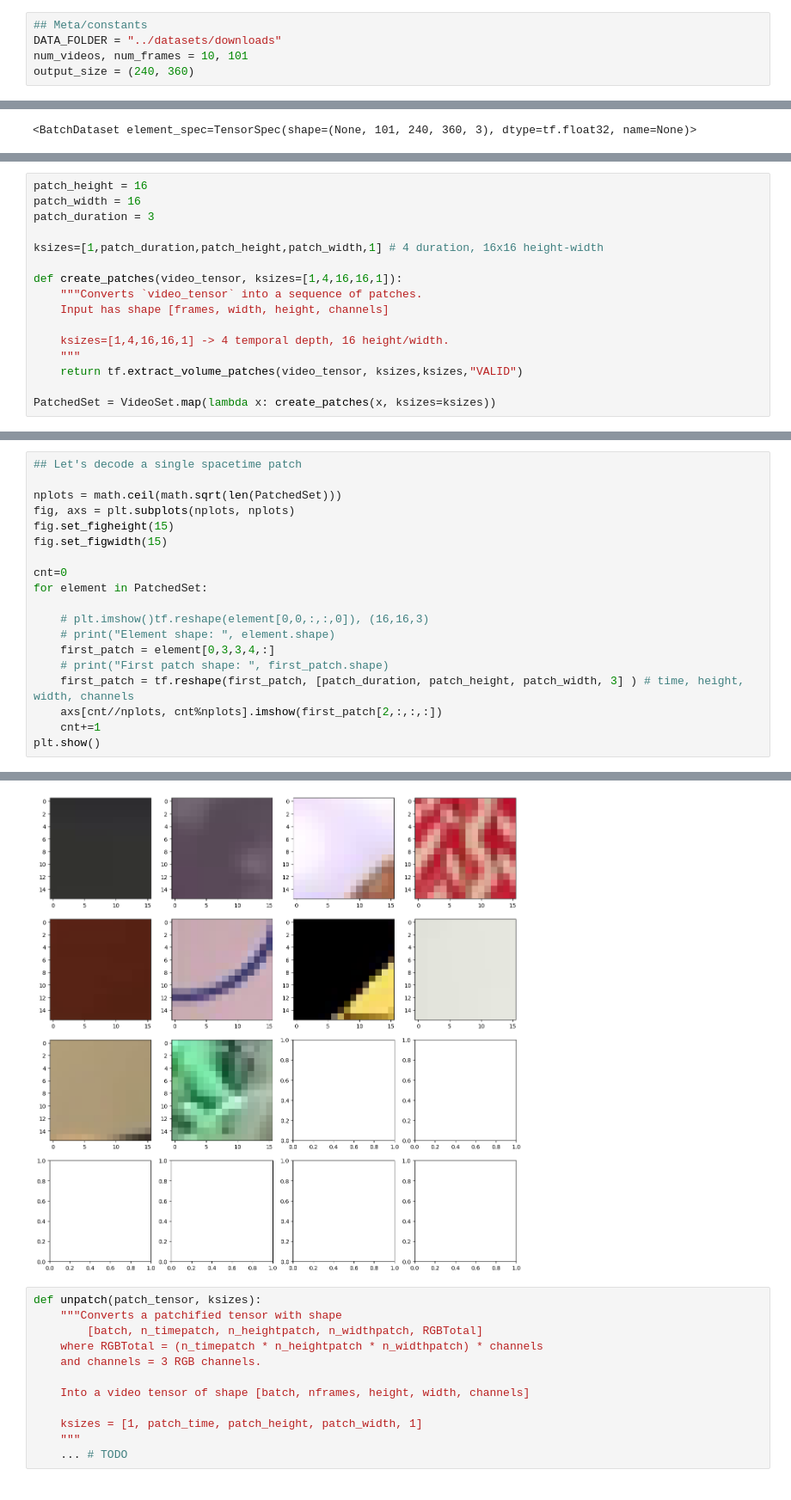
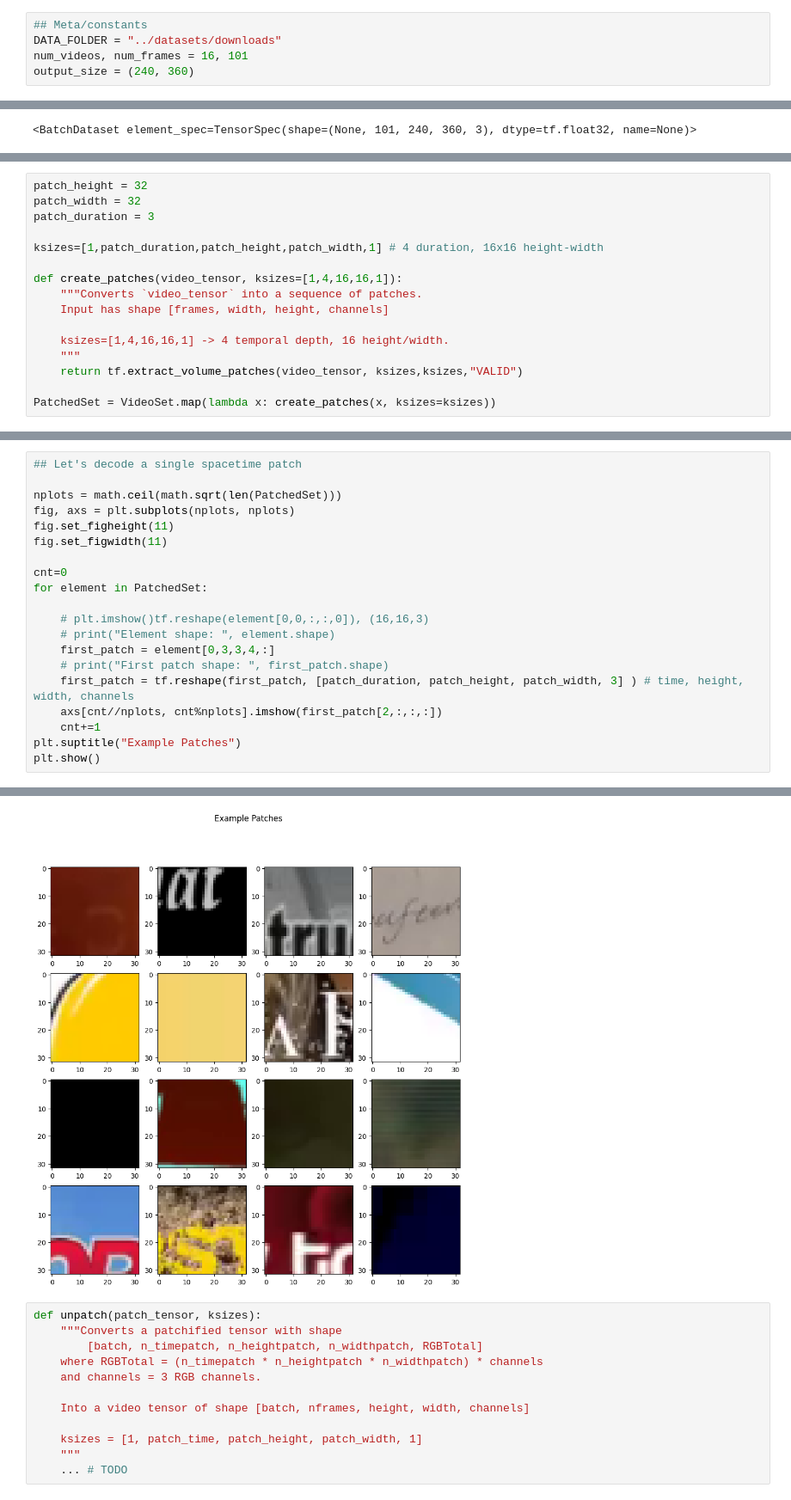
Before and after one commit to amanb2000/Multimodal_Foundation, a Jupyter notebook: sketch/03_Transformer_Preliminaries.ipynb, the cells around one changed output, grey strips where cells are left out. Shown: that part at 86% size. Drawn from its saved outputs; the diff is of its cells as text.

```diff
--- a/sketch/03_Transformer_Preliminaries.ipynb
+++ b/sketch/03_Transformer_Preliminaries.ipynb
@@ -50,7 +50,7 @@ from tensorflow_docs.vis import embed
 # %%
 ## Meta/constants
 DATA_FOLDER = "../datasets/downloads"
-num_videos, num_frames = 10, 101
+num_videos, num_frames = 16, 101
 output_size = (240, 360)
 # %% [markdown]
 ## 1: Acquire Dataset
@@ -85,6 +80,6 @@ for element in VideoSet:
 # %%
-patch_height = 16
-patch_width = 16
+patch_height = 32
+patch_width = 32
 patch_duration = 3
 
 ksizes=[1,patch_duration,patch_height,patch_width,1] # 4 duration, 16x16 height-width
@@ -111,8 +106,8 @@ PatchedSet # [batchsize, realduration/timepatch, height/heightpatch, width/width
 
 nplots = math.ceil(math.sqrt(len(PatchedSet)))
 fig, axs = plt.subplots(nplots, nplots)
-fig.set_figheight(15)
-fig.set_figwidth(15)
+fig.set_figheight(11)
+fig.set_figwidth(11)
 
 cnt=0
 for element in PatchedSet:
@@ -124,5 +119,6 @@ for element in PatchedSet:
 	first_patch = tf.reshape(first_patch, [patch_duration, patch_height, patch_width, 3] ) # time, height, width, channels
 	axs[cnt//nplots, cnt%nplots].imshow(first_patch[2,:,:,:])
 	cnt+=1
+plt.suptitle("Example Patches")
 plt.show()
 # %% [output]
@@ -149,4 +125,4 @@ First patch shape:  (2304,)
-[figure, old version]
+[figure, new version]
 # %%
 def unpatch(patch_tensor, ksizes):
 	"""Converts a patchified tensor with shape
```
Also changed, not shown: parts of 15 cells of this notebook.
